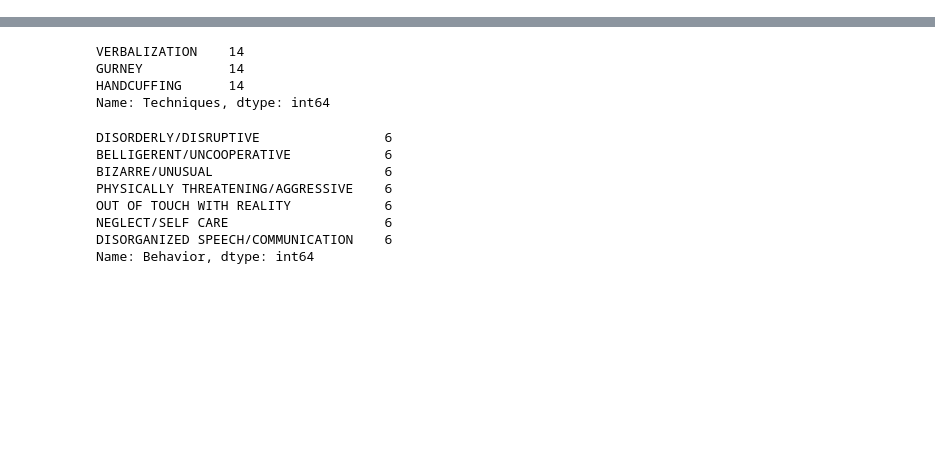
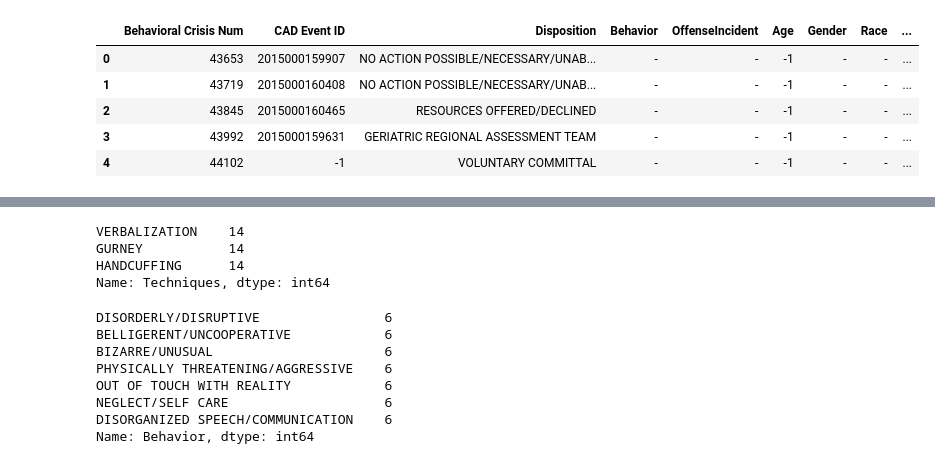
Before and after one commit to msenosain/spd-use-of-force_DS4A, a Jupyter notebook: notebooks/Untitled.ipynb, the cells around one changed output, grey strips where cells are left out. Drawn from its saved outputs; the diff is of its cells as text; code cells hidden in the pictures; blank space fills up the shorter version.

```diff
--- a/notebooks/Untitled.ipynb
+++ b/notebooks/Untitled.ipynb
@@ -53,6 +53,15 @@ df['Disposition'] = df['Disposition'].replace ("SUBJECT ARRESTED", "ARRESTED" )
 df['Disposition'] = df['Disposition'].replace ("NO ACTION POSSIBLE/NECESSARY", "NO ACTION POSSIBLE/NECESSARY/UNABLE TO CONTACT" )
 df['Disposition'] = df['Disposition'].replace ("UNABLE TO CONTACT", "NO ACTION POSSIBLE/NECESSARY/UNABLE TO CONTACT" )
 df['Behavior'] = df['Behavior'].replace ("DISORDERLY", "DISORDERLY/DISRUPTIVE" )
+# %%
+df.head(5)
+# %% [output]
+|  | Behavioral Crisis Num | CAD Event ID | Disposition | Behavior | OffenseIncident | Age | Gender | Race | ... |
+| 0 | 43653 | 2015000159907 | NO ACTION POSSIBLE/NECESSARY/UNAB... | - | - | -1 | - | - | ... |
+| 1 | 43719 | 2015000160408 | NO ACTION POSSIBLE/NECESSARY/UNAB... | - | - | -1 | - | - | ... |
+| 2 | 43845 | 2015000160465 | RESOURCES OFFERED/DECLINED | - | - | -1 | - | - | ... |
+| 3 | 43992 | 2015000159631 | GERIATRIC REGIONAL ASSESSMENT TEAM | - | - | -1 | - | - | ... |
+| 4 | 44102 | -1 | VOLUNTARY COMMITTAL | - | - | -1 | - | - | ... |
 # %%
 cad_1 = df[df['CAD Event ID']==2020000275830] #84 rows
 cad_1 = cad_1[cad_1['OffenseIncident'] == 'OFFENSE']
```
Also changed, not shown: parts of 7 cells of this notebook.
